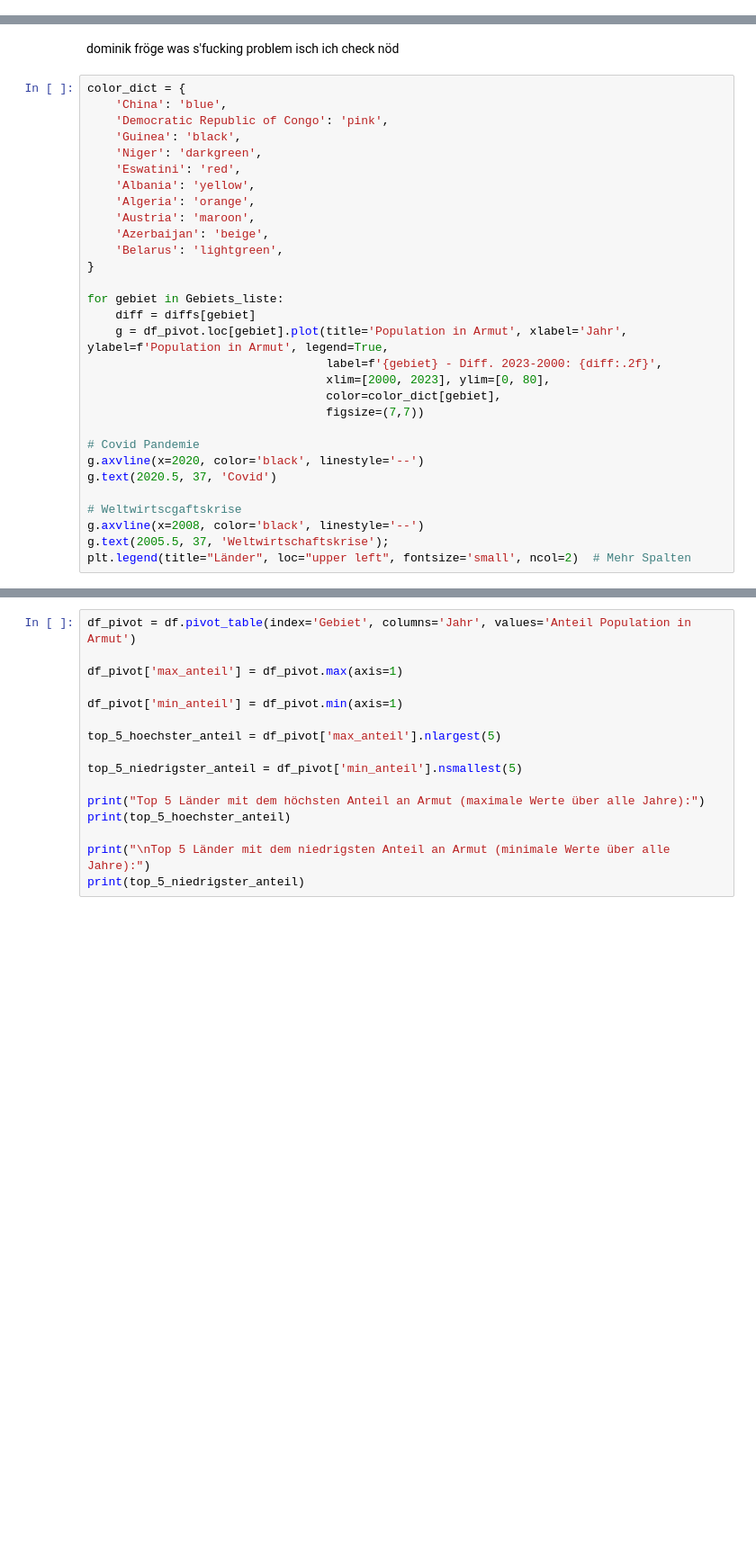
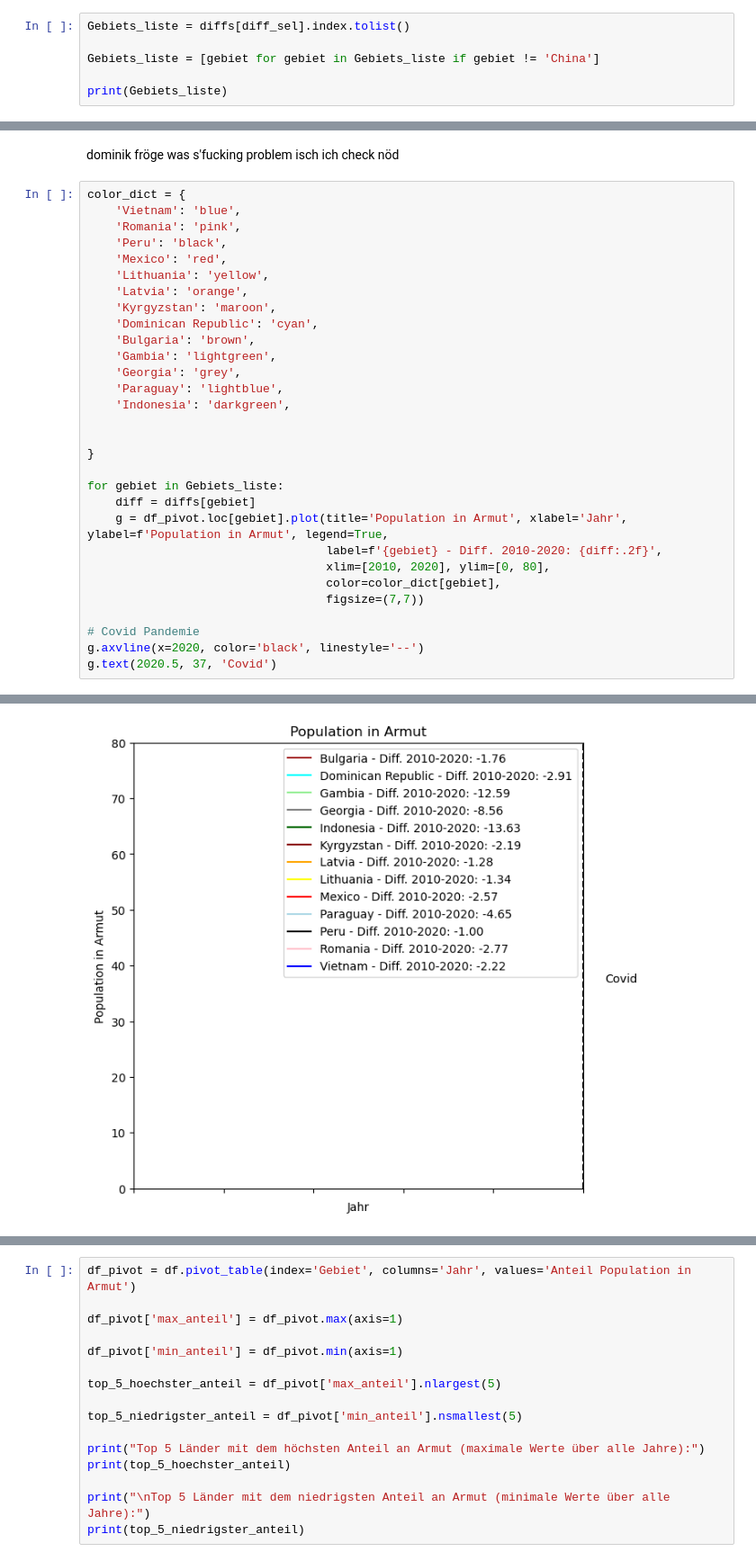
Before and after one commit to karinavonfelbert/Python-Leistungsnachweis, a Jupyter notebook: Python_LN.ipynb, the cells around one changed output, grey strips where cells are left out. Shown at 90% size. Cells and saved outputs as stored; diff of their text form; blank space fills up the shorter version.

```diff
--- a/Python_LN.ipynb
+++ b/Python_LN.ipynb
@@ -292,0 +310,6 @@ print(Gebiets_liste)
+# %%
+Gebiets_liste = diffs[diff_sel].index.tolist()
+
+Gebiets_liste = [gebiet for gebiet in Gebiets_liste if gebiet != 'China']
+
+print(Gebiets_liste)
@@ -296,32 +321,32 @@ print(Gebiets_liste)
 dominik fröge was s'fucking problem isch ich check nöd
 # %%
 color_dict = {
-    'China': 'blue',
-    'Democratic Republic of Congo': 'pink',
-    'Guinea': 'black',
-    'Niger': 'darkgreen',
-    'Eswatini': 'red',
-    'Albania': 'yellow',
-    'Algeria': 'orange',
-    'Austria': 'maroon',
-    'Azerbaijan': 'beige',
-    'Belarus': 'lightgreen',
+    'Vietnam': 'blue',
+    'Romania': 'pink',
+    'Peru': 'black',
+    'Mexico': 'red',
+    'Lithuania': 'yellow',
+    'Latvia': 'orange',
+    'Kyrgyzstan': 'maroon',
+    'Dominican Republic': 'cyan',
+    'Bulgaria': 'brown',
+    'Gambia': 'lightgreen',
+    'Georgia': 'grey',
+    'Paraguay': 'lightblue',
+    'Indonesia': 'darkgreen',
+
+
 }
 
 for gebiet in Gebiets_liste:
     diff = diffs[gebiet]
     g = df_pivot.loc[gebiet].plot(title='Population in Armut', xlabel='Jahr', ylabel=f'Population in Armut', legend=True,
-                                  label=f'{gebiet} - Diff. 2023-2000: {diff:.2f}',
-                                  xlim=[2000, 2023], ylim=[0, 80],
+                                  label=f'{gebiet} - Diff. 2010-2020: {diff:.2f}',
+                                  xlim=[2010, 2020], ylim=[0, 80],
                                   color=color_dict[gebiet],
                                   figsize=(7,7))
 
 # Covid Pandemie
 g.axvline(x=2020, color='black', linestyle='--')
 g.text(2020.5, 37, 'Covid')
-
-# Weltwirtscgaftskrise
-g.axvline(x=2008, color='black', linestyle='--')
-g.text(2005.5, 37, 'Weltwirtschaftskrise');
-plt.legend(title="Länder", loc="upper left", fontsize='small', ncol=2)  # Mehr Spalten
 # %% [output]
@@ -328,0 +354 @@ KeyError: 'Indonesia'
+[figure, added]
```
Also changed, not shown: parts of 16 cells of this notebook.
